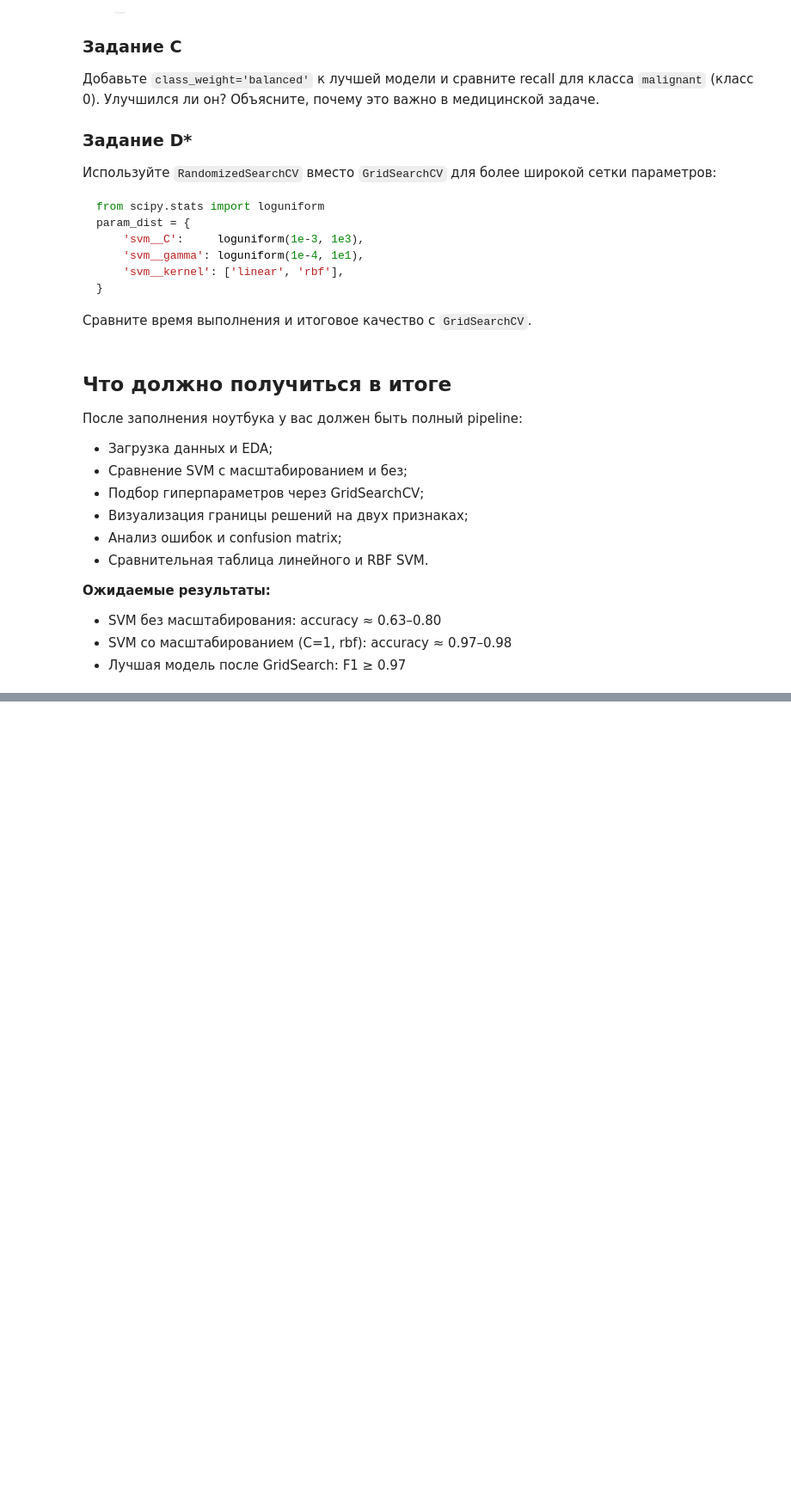
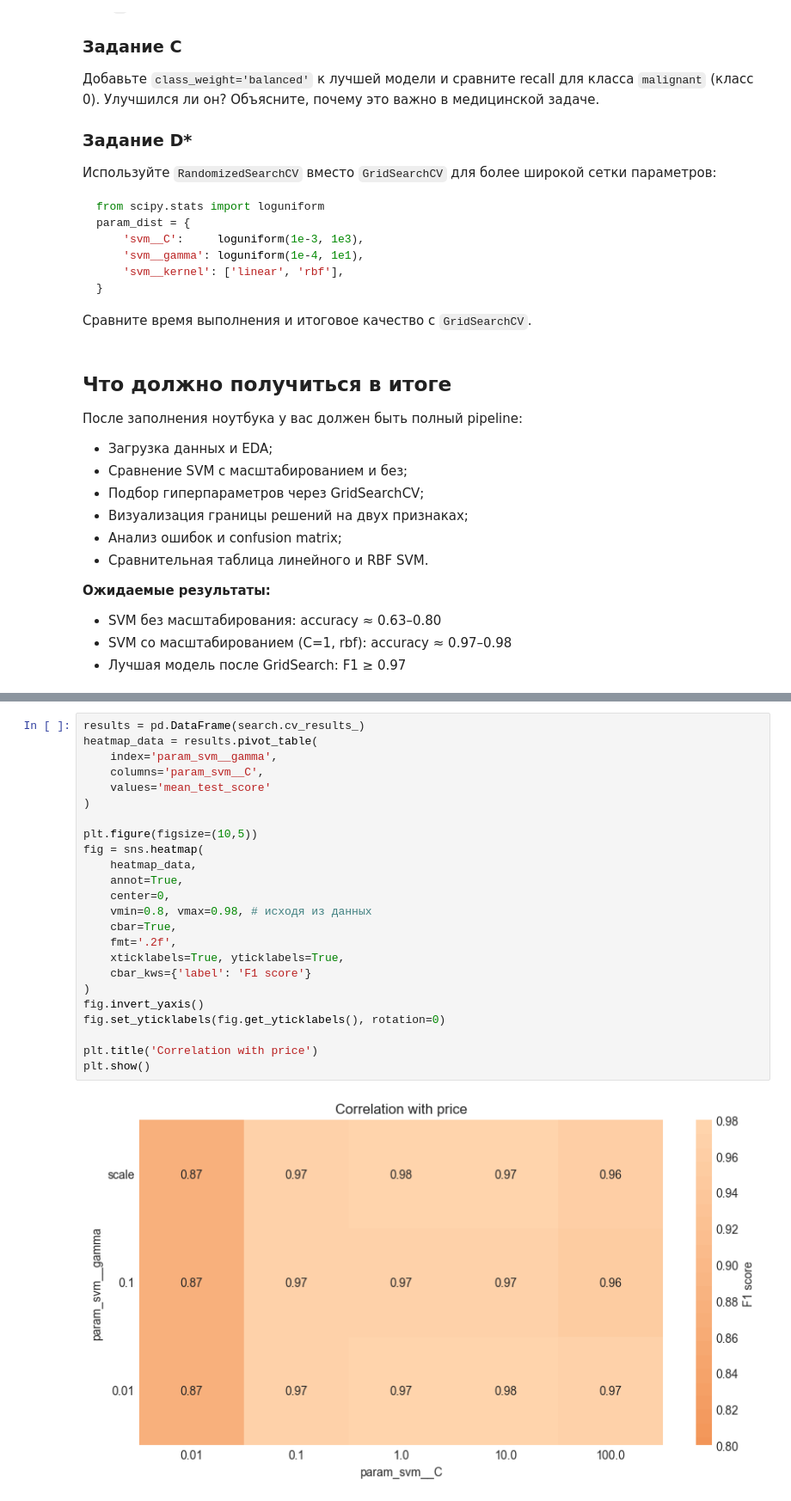
Before and after one commit to topj0bstule/ML_Course, a Jupyter notebook: hw10_/svm_practice_student.ipynb, the cells around one changed output, grey strips where cells are left out. Shown at 86% size. Cells and saved outputs as stored; diff of their text form; blank space fills up the shorter version.

```diff
--- a/hw10_/svm_practice_student.ipynb
+++ b/hw10_/svm_practice_student.ipynb
@@ -509,0 +513,26 @@ param_dist = {
+# %%
+results = pd.DataFrame(search.cv_results_)
+heatmap_data = results.pivot_table(
+    index='param_svm__gamma',
+    columns='param_svm__C',
+    values='mean_test_score'
+)
+
+plt.figure(figsize=(10,5))
+fig = sns.heatmap(
+    heatmap_data,
+    annot=True,
+    center=0,
+    vmin=0.8, vmax=0.98, # исходя из данных
+    cbar=True,
+    fmt='.2f',
+    xticklabels=True, yticklabels=True,
+    cbar_kws={'label': 'F1 score'}
+)
+fig.invert_yaxis()
+fig.set_yticklabels(fig.get_yticklabels(), rotation=0)
+
+plt.title('Correlation with price')
+plt.show()
+# %% [output]
+[figure, added]
```
Also changed, not shown: parts of 3 cells of this notebook.
